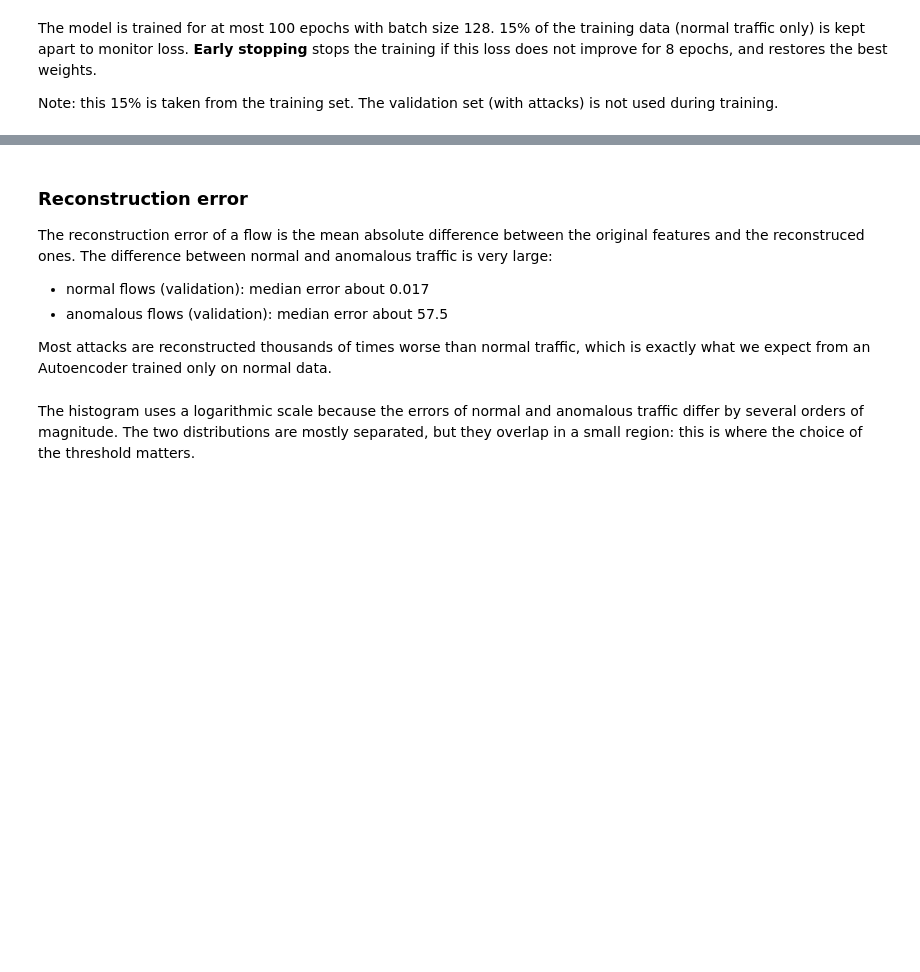
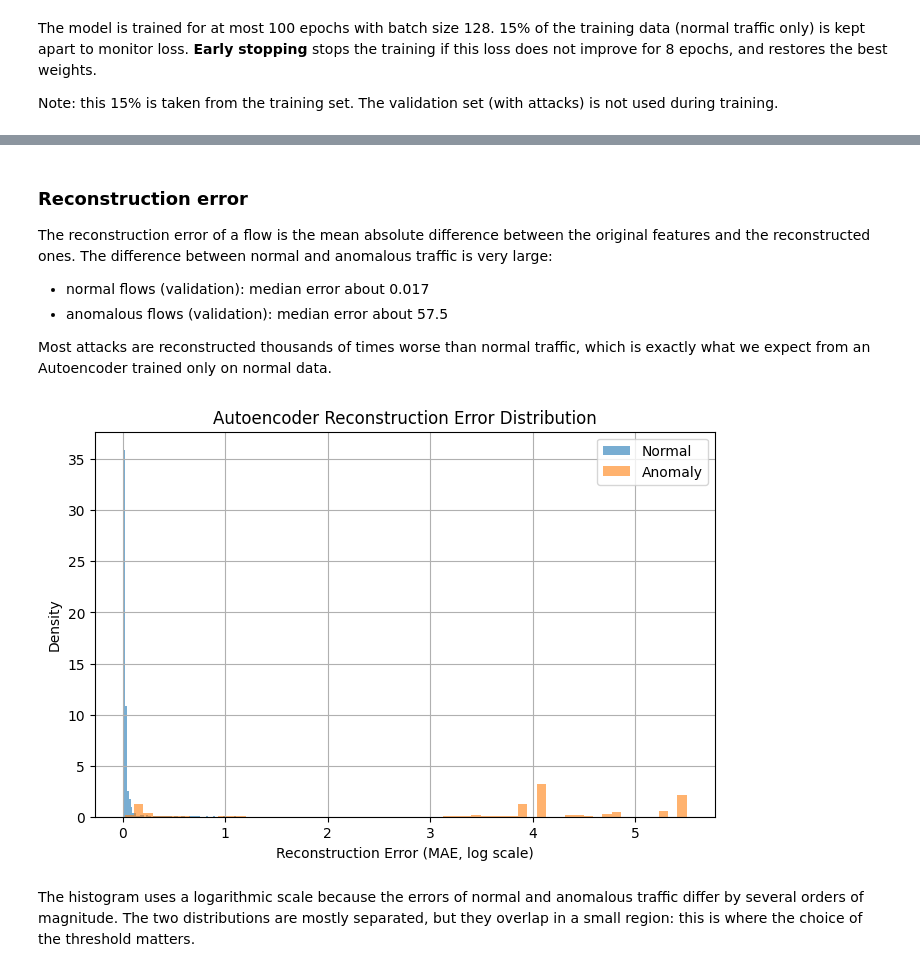
Before and after one commit to pinguinoadelia/RT-IoT2022-Anomaly-Detection, a Jupyter notebook: notebooks/05_autoencoder.ipynb, the cells around one changed output, grey strips where cells are left out. Drawn from its saved outputs; the diff is of its cells as text; code cells hidden in the pictures; blank space fills up the shorter version.

Commit message:
reviewed the code to see if there was any logical mistake, corrected some typo errors,changed some markdown reports

```diff
--- a/notebooks/05_autoencoder.ipynb
+++ b/notebooks/05_autoencoder.ipynb
@@ -338,7 +422,7 @@ error_summary
 # %% [markdown]
 ### Reconstruction error
 
-The reconstruction error of a flow is the mean absolute difference between the original features and the reconstruced ones. The difference between normal and anomalous traffic is very large:
+The reconstruction error of a flow is the mean absolute difference between the original features and the reconstructed ones. The difference between normal and anomalous traffic is very large:
 
 - normal flows (validation): median error about 0.017
 - anomalous flows (validation): median error about 57.5
@@ -347,33 +431,36 @@ Most attacks are reconstructed thousands of times worse than normal traffic, whi
 # %%
 plt.figure(figsize=(8,5))
 
 plt.hist(
     np.log1p(val_normal_errors),
     bins = 60,
     density = True,
     alpha = 0.6,
     label = "Normal"
 )
 
 plt.hist(
     np.log1p(val_anomaly_errors),
     bins = 60,
     density = True,
     alpha = 0.6,
     label = "Anomaly"
 )
 
-plt.xlabel("Reconstruction Error (MAE)")
+plt.xlabel("Reconstruction Error (MAE, log scale)")
+# Log scale: anomaly errors are much larger than normal errors
 plt.ylabel("Density")
 
 plt.title(
     "Autoencoder Reconstruction Error Distribution"
 )
 
 plt.legend()
 plt.grid()
 
 plt.show()
+# %% [output]
+[figure, added]
 # %% [markdown]
 The histogram uses a logarithmic scale because the errors of normal and anomalous traffic differ by several orders of magnitude. The two distributions are mostly separated, but they overlap in a small region: this is where the choice of the threshold matters.
 # %%
```
Also changed, not shown: parts of 28 cells of this notebook, 7 other files.
